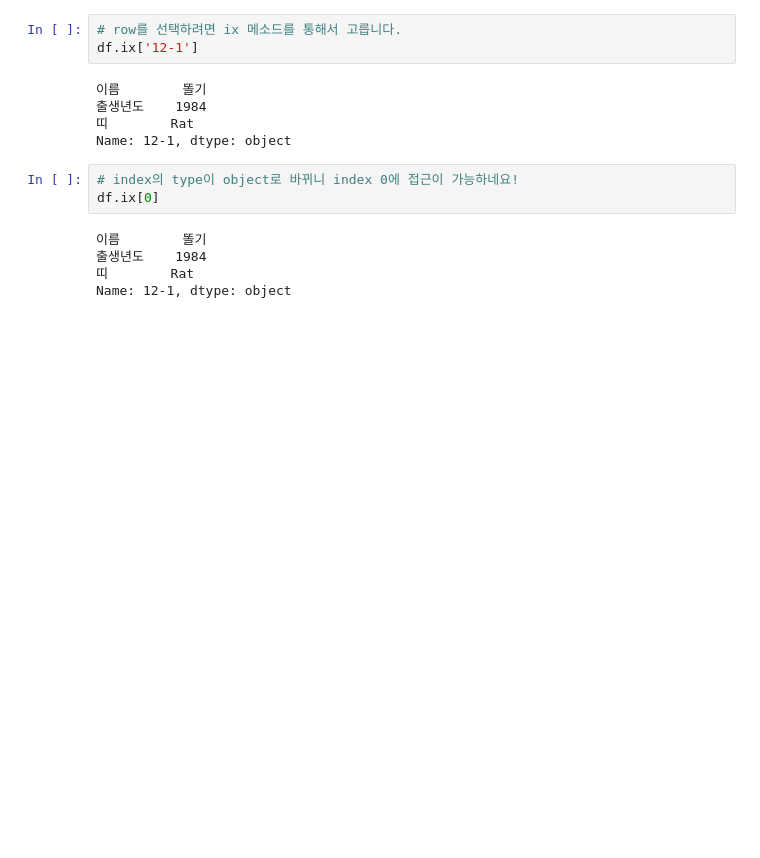
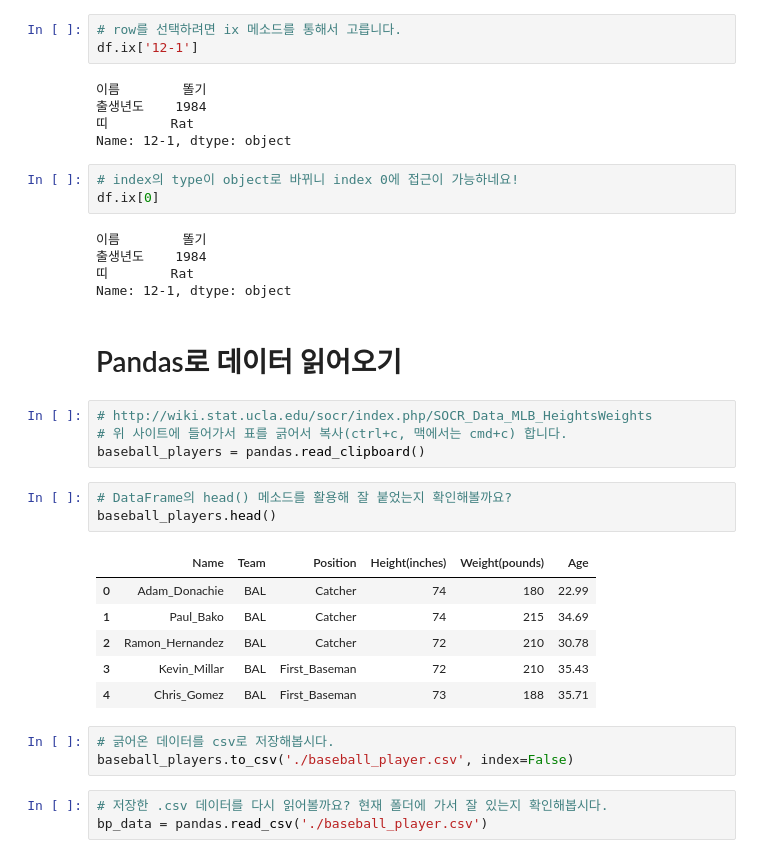
Before and after one commit to LyuGGang/python-data-analytics-lecture, a Jupyter notebook: 강의자료/6_pandas.ipynb, the cells around one changed output. Drawn from its saved outputs; the diff is of its cells as text; blank space fills up the shorter version.

```diff
--- a/강의자료/6_pandas.ipynb
+++ b/강의자료/6_pandas.ipynb
@@ -307,3 +358,25 @@ df.ix[0]
 출생년도    1984
 띠        Rat
 Name: 12-1, dtype: object
+# %% [markdown]
+# Pandas로 데이터 읽어오기
+# %%
+# http://wiki.stat.ucla.edu/socr/index.php/SOCR_Data_MLB_HeightsWeights
+# 위 사이트에 들어가서 표를 긁어서 복사(ctrl+c, 맥에서는 cmd+c) 합니다.
+baseball_players = pandas.read_clipboard()
+# %%
+# DataFrame의 head() 메소드를 활용해 잘 붙었는지 확인해볼까요?
+baseball_players.head()
+# %% [output]
+|  | Name | Team | Position | Height(inches) | Weight(pounds) | Age |
+| 0 | Adam_Donachie | BAL | Catcher | 74 | 180 | 22.99 |
+| 1 | Paul_Bako | BAL | Catcher | 74 | 215 | 34.69 |
+| 2 | Ramon_Hernandez | BAL | Catcher | 72 | 210 | 30.78 |
+| 3 | Kevin_Millar | BAL | First_Baseman | 72 | 210 | 35.43 |
+| 4 | Chris_Gomez | BAL | First_Baseman | 73 | 188 | 35.71 |
+# %%
+# 긁어온 데이터를 csv로 저장해봅시다.
+baseball_players.to_csv('./baseball_player.csv', index=False)
+# %%
+# 저장한 .csv 데이터를 다시 읽어볼까요? 현재 폴더에 가서 잘 있는지 확인해봅시다.
+bp_data = pandas.read_csv('./baseball_player.csv')
```
Also changed, not shown: parts of 61 cells of this notebook.
